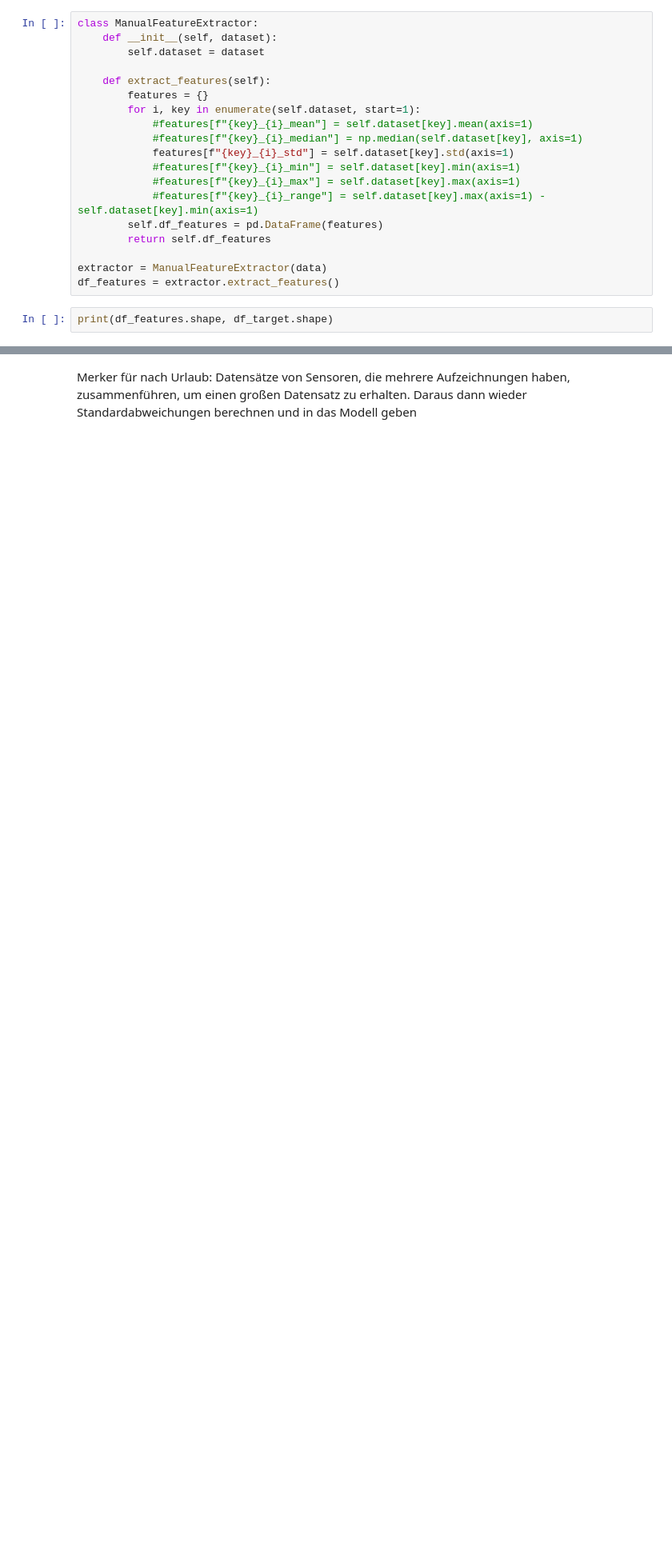
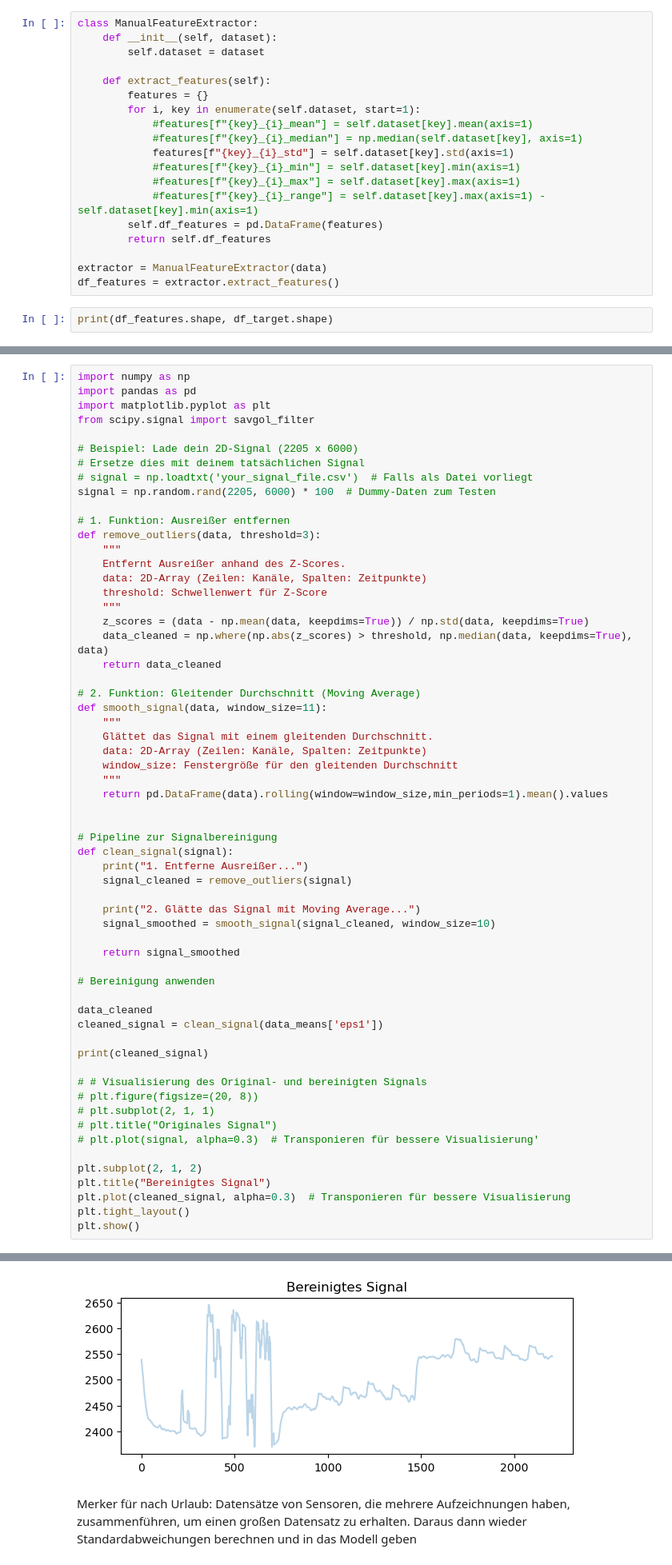
Before and after one commit to danielsaiger1/uni_projects, a Jupyter notebook: python_advanced/final_project/final_project.ipynb, the cells around one changed output, grey strips where cells are left out. Shown at 80% size. Cells and saved outputs as stored; diff of their text form; blank space fills up the shorter version.

```diff
--- a/python_advanced/final_project/final_project.ipynb
+++ b/python_advanced/final_project/final_project.ipynb
@@ -308,0 +270,61 @@ Std Accuracy: 0.1235
+# %%
+import numpy as np
+import pandas as pd
+import matplotlib.pyplot as plt
+from scipy.signal import savgol_filter
+
+# Beispiel: Lade dein 2D-Signal (2205 x 6000)
+# Ersetze dies mit deinem tatsächlichen Signal
+# signal = np.loadtxt('your_signal_file.csv')  # Falls als Datei vorliegt
+signal = np.random.rand(2205, 6000) * 100  # Dummy-Daten zum Testen
+
+# 1. Funktion: Ausreißer entfernen
+def remove_outliers(data, threshold=3):
+    """
+    Entfernt Ausreißer anhand des Z-Scores.
+    data: 2D-Array (Zeilen: Kanäle, Spalten: Zeitpunkte)
+    threshold: Schwellenwert für Z-Score
+    """
+    z_scores = (data - np.mean(data, keepdims=True)) / np.std(data, keepdims=True)
+    data_cleaned = np.where(np.abs(z_scores) > threshold, np.median(data, keepdims=True), data)
+    return data_cleaned
+
+# 2. Funktion: Gleitender Durchschnitt (Moving Average)
+def smooth_signal(data, window_size=11):
+    """
+    Glättet das Signal mit einem gleitenden Durchschnitt.
+    data: 2D-Array (Zeilen: Kanäle, Spalten: Zeitpunkte)
+    window_size: Fenstergröße für den gleitenden Durchschnitt
+    """
+    return pd.DataFrame(data).rolling(window=window_size,min_periods=1).mean().values
+
+
+# Pipeline zur Signalbereinigung
+def clean_signal(signal):
+    print("1. Entferne Ausreißer...")
+    signal_cleaned = remove_outliers(signal)
+
+    print("2. Glätte das Signal mit Moving Average...")
+    signal_smoothed = smooth_signal(signal_cleaned, window_size=10)
+
+    return signal_smoothed
+
+# Bereinigung anwenden
+
+data_cleaned
+cleaned_signal = clean_signal(data_means['eps1'])
+
+print(cleaned_signal)
+
+# # Visualisierung des Original- und bereinigten Signals
+# plt.figure(figsize=(20, 8))
+# plt.subplot(2, 1, 1)
+# plt.title("Originales Signal")
+# plt.plot(signal, alpha=0.3)  # Transponieren für bessere Visualisierung'
+
+plt.subplot(2, 1, 2)
+plt.title("Bereinigtes Signal")
+plt.plot(cleaned_signal, alpha=0.3)  # Transponieren für bessere Visualisierung
+plt.tight_layout()
+plt.show()
+# %% [output]
@@ -309,2 +342,3 @@ Std Accuracy: 0.1235
+[figure, added]
 # %% [markdown]
 Merker für nach Urlaub: Datensätze von Sensoren, die mehrere Aufzeichnungen haben, zusammenführen, um einen großen Datensatz zu erhalten. Daraus dann wieder Standardabweichungen berechnen und in das Modell geben
```
Also changed, not shown: parts of 7 cells of this notebook, 1 other file.
